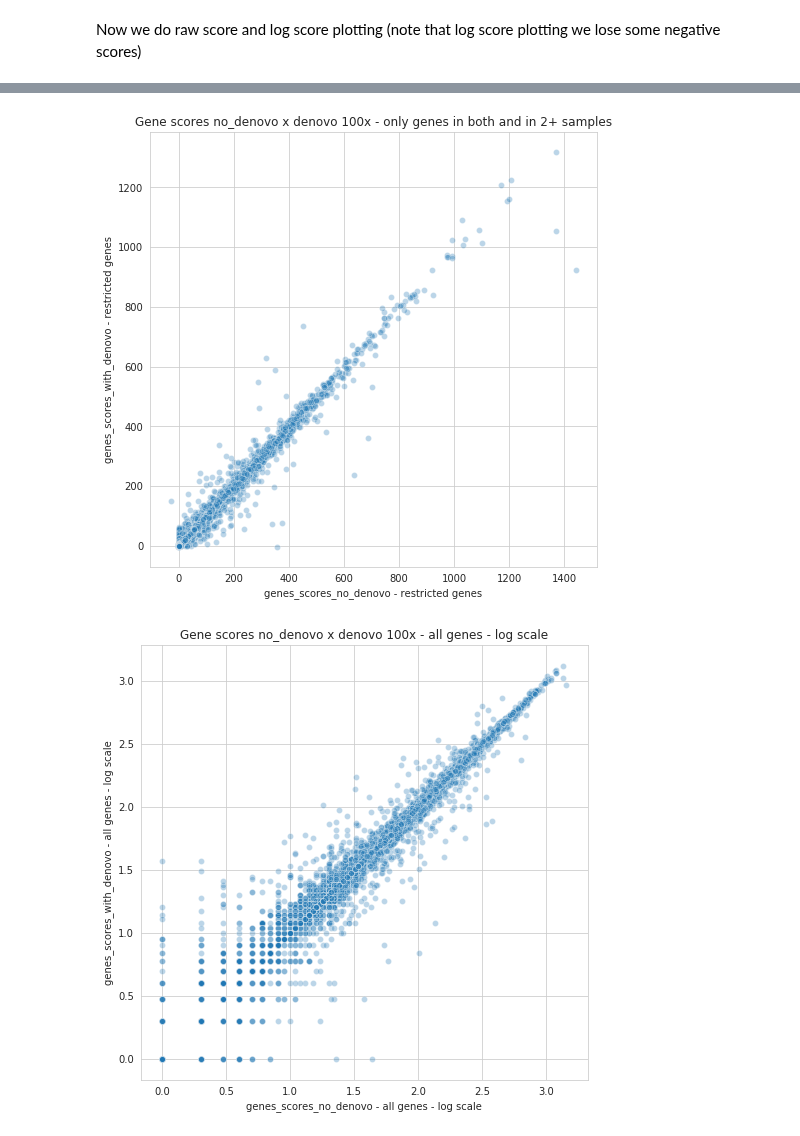
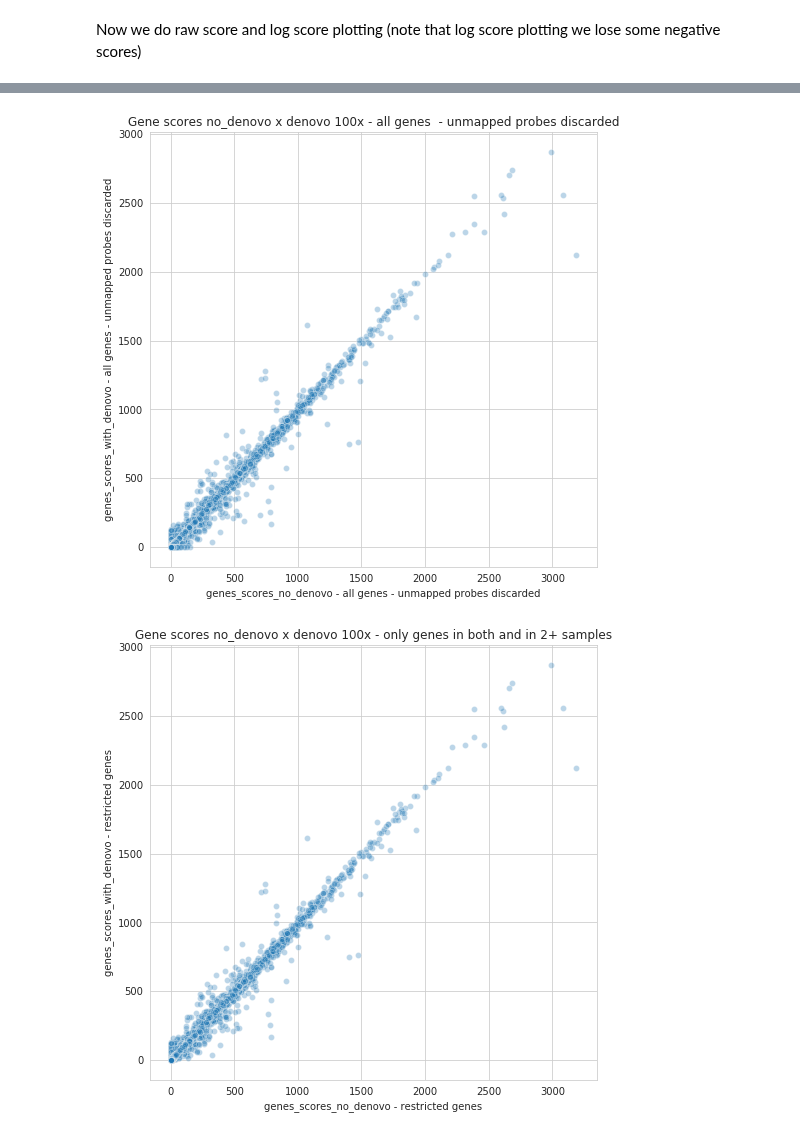
Before and after one commit to leoisl/pandora_paper_roc, a Jupyter notebook: notes/get_genes_with_big_difference_between_nodenovo_and_withdenovo.ipynb, the cells around one changed output, grey strips where cells are left out. Cells and saved outputs as stored; diff of their text form; code cells hidden in the pictures.

```diff
--- a/notes/get_genes_with_big_difference_between_nodenovo_and_withdenovo.ipynb
+++ b/notes/get_genes_with_big_difference_between_nodenovo_and_withdenovo.ipynb
@@ -14,9 +20,8 @@ We first load all the data:
 2. get the samples each gene is present in both methods
 # %%
 # get all reports
-path_to_recall_reports = "../cluster/analysis/recall/reports"
-all_100x_with_denovo_recall_reports = list(Path(path_to_recall_reports).glob("*/100x/*with_denovo*/*.tsv"))
-all_100x_no_denovo_recall_reports = list(Path(path_to_recall_reports).glob("*/100x/*no_denovo*/*.tsv"))
+all_100x_with_denovo_recall_reports = list(path_to_recall_reports.glob("*/100x/*with_denovo*/*.tsv"))
+all_100x_no_denovo_recall_reports = list(path_to_recall_reports.glob("*/100x/*no_denovo*/*.tsv"))
 
 def get_genes_present_in_two_or_more_samples(pandora_matrix_filepath):
     genes_present_in_two_or_more_samples = set()
@@ -33,8 +38,8 @@ def get_genes_present_in_two_or_more_samples(pandora_matrix_filepath):
     return genes_present_in_two_or_more_samples
 
 
-genes_present_in_two_or_more_samples_100x_no_denovo = get_genes_present_in_two_or_more_samples("../cluster/data/hps/nobackup/research/zi/projects/pandora_paper/analysis/100x/filter/compare_no_denovo/pandora_multisample.matrix")
-genes_present_in_two_or_more_samples_100x_with_denovo = get_genes_present_in_two_or_more_samples("../cluster/data/hps/nobackup/research/zi/projects/pandora_paper/analysis/100x/filter/compare_with_denovo/pandora_multisample.matrix")
+genes_present_in_two_or_more_samples_100x_no_denovo = get_genes_present_in_two_or_more_samples(path_to_pandora_no_denovo_results / "pandora_multisample.matrix")
+genes_present_in_two_or_more_samples_100x_with_denovo = get_genes_present_in_two_or_more_samples(path_to_pandora_with_denovo_results / "pandora_multisample.matrix")
 genes_present_in_both_methods_and_are_also_in_two_or_more_samples = genes_present_in_two_or_more_samples_100x_no_denovo.intersection(genes_present_in_two_or_more_samples_100x_with_denovo)
 
 print(f"nb of genes_present_in_two_or_more_samples_100x_no_denovo: {len(genes_present_in_two_or_more_samples_100x_no_denovo)}")
@@ -76,7 +81,7 @@ We get $score(g)$ for each gene $g$ without denovo and with denovo.
 # get the scores
 def get_score(classification):
     if classification in ["unmapped", "partially_mapped", "primary_incorrect", "secondary_incorrect", "supplementary_incorrect"]:
-        return -1
+        return 0
     elif classification in ["primary_correct", "secondary_correct", "supplementary_correct"]:
         return 1
     else:
@@ -86,11 +91,9 @@ def get_gene_to_score(gene_classification):
     gene_to_score = defaultdict(int)
     for index, line in gene_classification.iterrows():
         gene = line["gene"]
-        gene_is_mapped = len(gene) > 0
-        if gene_is_mapped:
-            classification = line["classification"]
-            score = get_score(classification)
-            gene_to_score[gene]+=score
+        classification = line["classification"]
+        score = get_score(classification)
+        gene_to_score[gene]+=score
     return gene_to_score
 
 gene_to_score_100x_with_denovo = get_gene_to_score(gene_classification_df_100x_with_denovo)
@@ -146,6 +163,14 @@ produce_scatterplot(scores_for_no_denovo=scores_for_no_denovo_as_array_in_order_
                     filename="genes_scores_100x.all_genes.pdf",
                     apply_log=False)
 
+produce_scatterplot(scores_for_no_denovo=scores_for_no_denovo_as_array_in_order_all_genes_without_unmapped_gene,
+                    scores_for_denovo=scores_for_denovo_as_array_in_order_all_genes_without_unmapped_gene,
+                    xlabel="genes_scores_no_denovo - all genes - unmapped probes discarded",
+                    ylabel="genes_scores_with_denovo - all genes - unmapped probes discarded",
+                    title="Gene scores no_denovo x denovo 100x - all genes  - unmapped probes discarded",
+                    filename="genes_scores_100x.all_genes_without_unmapped_gene.pdf",
+                    apply_log=False)
+
 produce_scatterplot(scores_for_no_denovo=scores_for_no_denovo_as_array_in_order_restricted_genes,
                     scores_for_denovo=scores_for_denovo_as_array_in_order_restricted_genes,
                     xlabel="genes_scores_no_denovo - restricted genes",
@@ -155,19 +180,28 @@ produce_scatterplot(scores_for_no_denovo=scores_for_no_denovo_as_array_in_order_
                     apply_log=False)
 
 
-produce_scatterplot(scores_for_no_denovo=scores_for_no_denovo_as_array_in_order_all_genes,
-                    scores_for_denovo=scores_for_denovo_as_array_in_order_all_genes,
-                    xlabel="genes_scores_no_denovo - all genes - log scale",
-                    ylabel="genes_scores_with_denovo - all genes - log scale",
-                    title="Gene scores no_denovo x denovo 100x - all genes - log scale",
-                    filename="genes_scores_100x.all_genes_log_scale.pdf",
-                    apply_log=True)
+produce_scatterplot(scores_for_no_denovo=scores_for_no_denovo_as_array_in_order_restricted_genes_without_unmapped_gene,
+                    scores_for_denovo=scores_for_denovo_as_array_in_order_restricted_genes_without_unmapped_gene,
+                    xlabel="genes_scores_no_denovo - restricted genes - unmapped probes discarded",
+                    ylabel="genes_scores_with_denovo - restricted genes - unmapped probes discarded",
+                    title="Gene scores no_denovo x denovo 100x - only genes in both and in 2+ samples - unmapped probes discarded",
+                    filename="genes_scores_100x.restricted_genes_without_unmapped_gene.pdf",
+                    apply_log=False)
 
-produce_scatterplot(scores_for_no_denovo=scores_for_no_denovo_as_array_in_order_restricted_genes,
-                    scores_for_denovo=scores_for_denovo_as_array_in_order_restricted_genes,
-                    xlabel="genes_scores_no_denovo - restricted genes - log scale",
-                    ylabel="genes_scores_with_denovo - restricted genes - log scale",
-                    title="Gene scores no_denovo x denovo 100x - only genes in both and in 2+ samples - log scale",
-                    filename="genes_scores_100x.restricted_genes_log_scale.pdf",
-                    apply_log=True)
+
+# produce_scatterplot(scores_for_no_denovo=scores_for_no_denovo_as_array_in_order_all_genes,
+#                     scores_for_denovo=scores_for_denovo_as_array_in_order_all_genes,
+#                     xlabel="genes_scores_no_denovo - all genes - log scale",
+#                     ylabel="genes_scores_with_denovo - all genes - log scale",
+#                     title="Gene scores no_denovo x denovo 100x - all genes - log scale",
+#                     filename="genes_scores_100x.all_genes_log_scale.pdf",
+#                     apply_log=True)
+
+# produce_scatterplot(scores_for_no_denovo=scores_for_no_denovo_as_array_in_order_restricted_genes,
+#                     scores_for_denovo=scores_for_denovo_as_array_in_order_restricted_genes,
+#                     xlabel="genes_scores_no_denovo - restricted genes - log scale",
+#                     ylabel="genes_scores_with_denovo - restricted genes - log scale",
+#                     title="Gene scores no_denovo x denovo 100x - only genes in both and in 2+ samples - log scale",
+#                     filename="genes_scores_100x.restricted_genes_log_scale.pdf",
+#                     apply_log=True)
 # %% [output]
@@ -175,2 +209,2 @@ produce_scatterplot(scores_for_no_denovo=scores_for_no_denovo_as_array_in_order_
-[figure, old version]
+[figure, new version]
-[figure, old version]
+[figure, new version]
```
Also changed, not shown: parts of 10 cells of this notebook, 9 other files.
